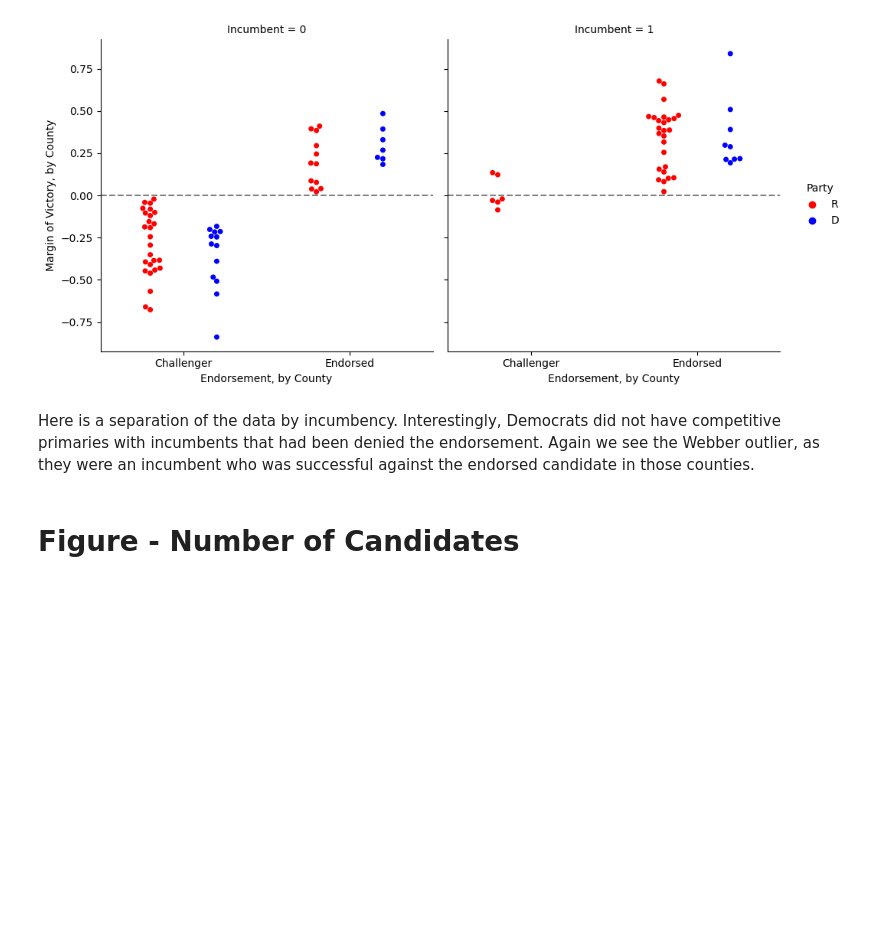
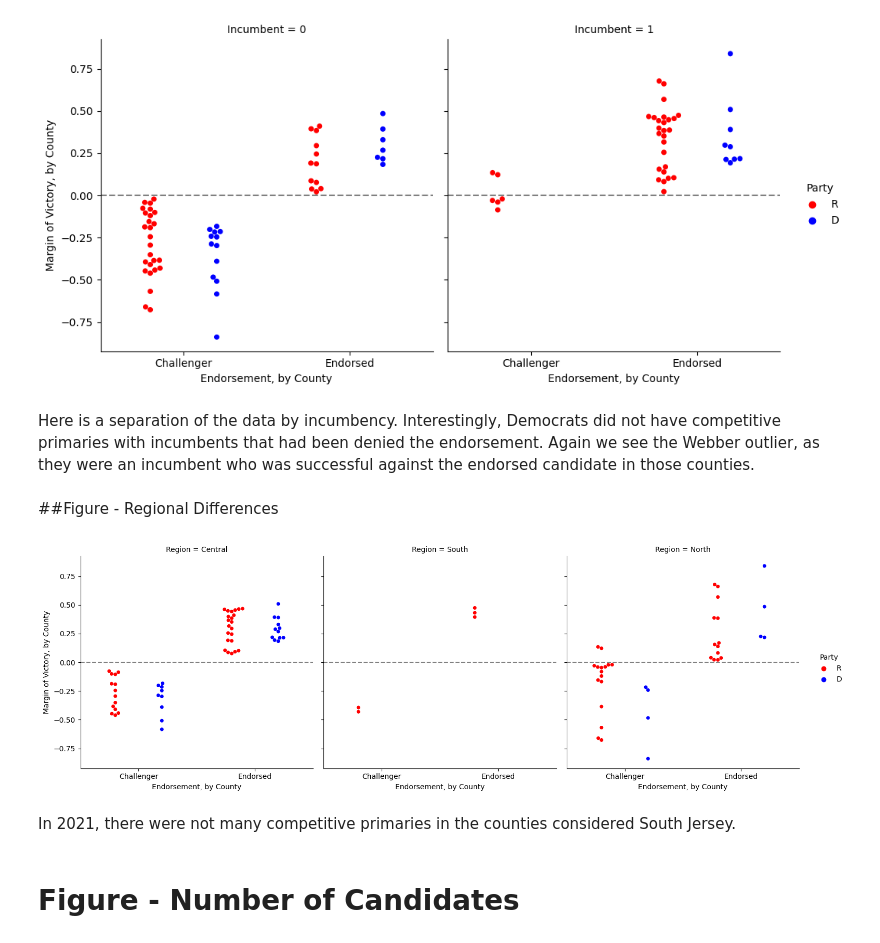
Before and after one commit to fleckc/visSP23, a Jupyter notebook: ps6.ipynb, the cells around one changed output. Cells and saved outputs as stored; diff of their text form; code cells hidden in the pictures; blank space fills up the shorter version.

Commit message:
added regional breakdowns of margins and finance

```diff
--- a/ps6.ipynb
+++ b/ps6.ipynb
@@ -102,6 +103,20 @@ plt.show();
 [figure]
 # %% [markdown]
 Here is a separation of the data by incumbency. Interestingly, Democrats did not have competitive primaries with incumbents that had been denied the endorsement. Again we see the Webber outlier, as they were an incumbent who was successful against the endorsed candidate in those counties.
+# %% [markdown]
+##Figure - Regional Differences
+# %%
+ax = sns.catplot(x='Endorsement',y='Margin.of.Victory.County', data = njline21, hue = 'Party', col = 'Region', kind = 'swarm', dodge = True, sharex = True)
+ax.set_xticklabels(['Challenger', 'Endorsed'])
+ax.set_ylabels('Margin of Victory, by County')
+ax.set_xlabels('Endorsement, by County')
+ax.refline(y=0)
+#ax.set_titles("Newcomers", "Incumbents") #can't seem to get the titles correct
+plt.show();
+# %% [output]
+[figure, added]
+# %% [markdown]
+In 2021, there were not many competitive primaries in the counties considered South Jersey.
 # %% [markdown]
 # Figure - Number of Candidates
 # %%
```
Also changed, not shown: parts of 10 cells of this notebook.
